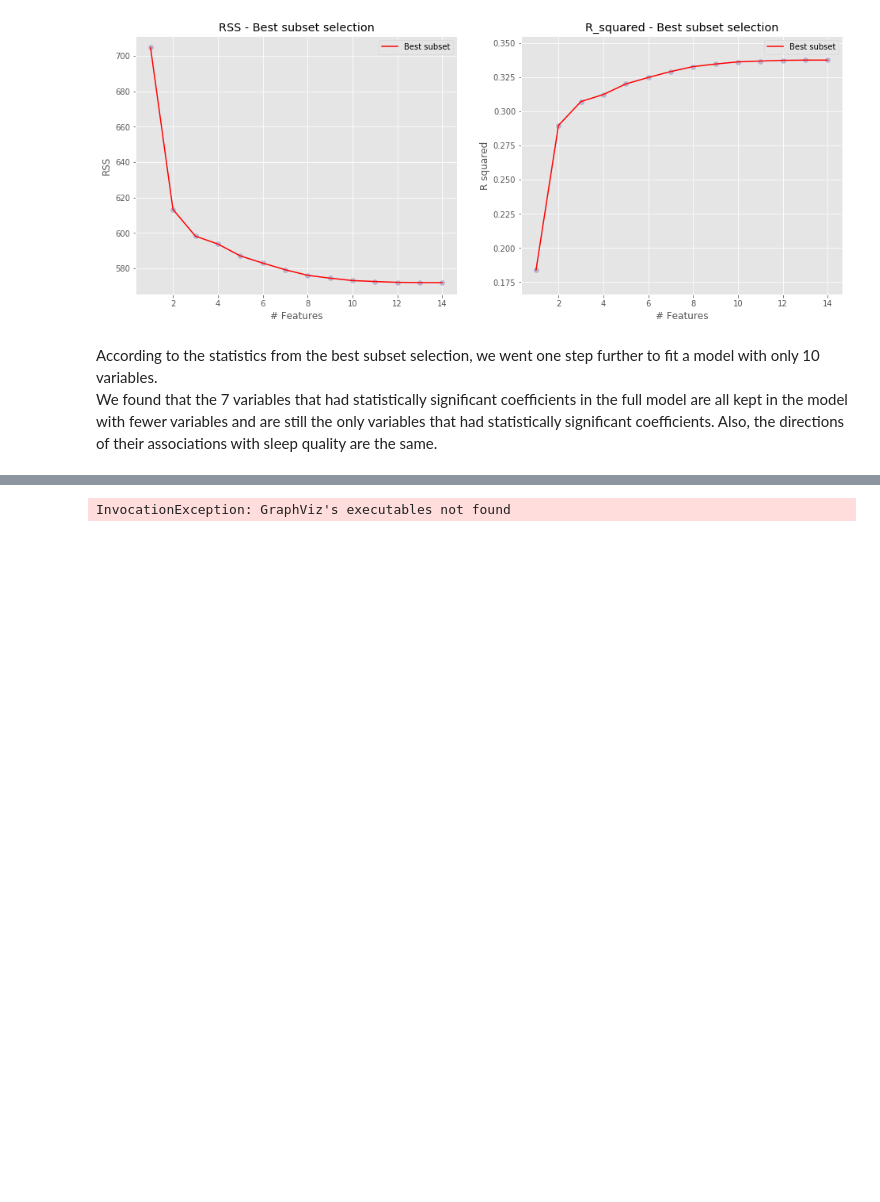
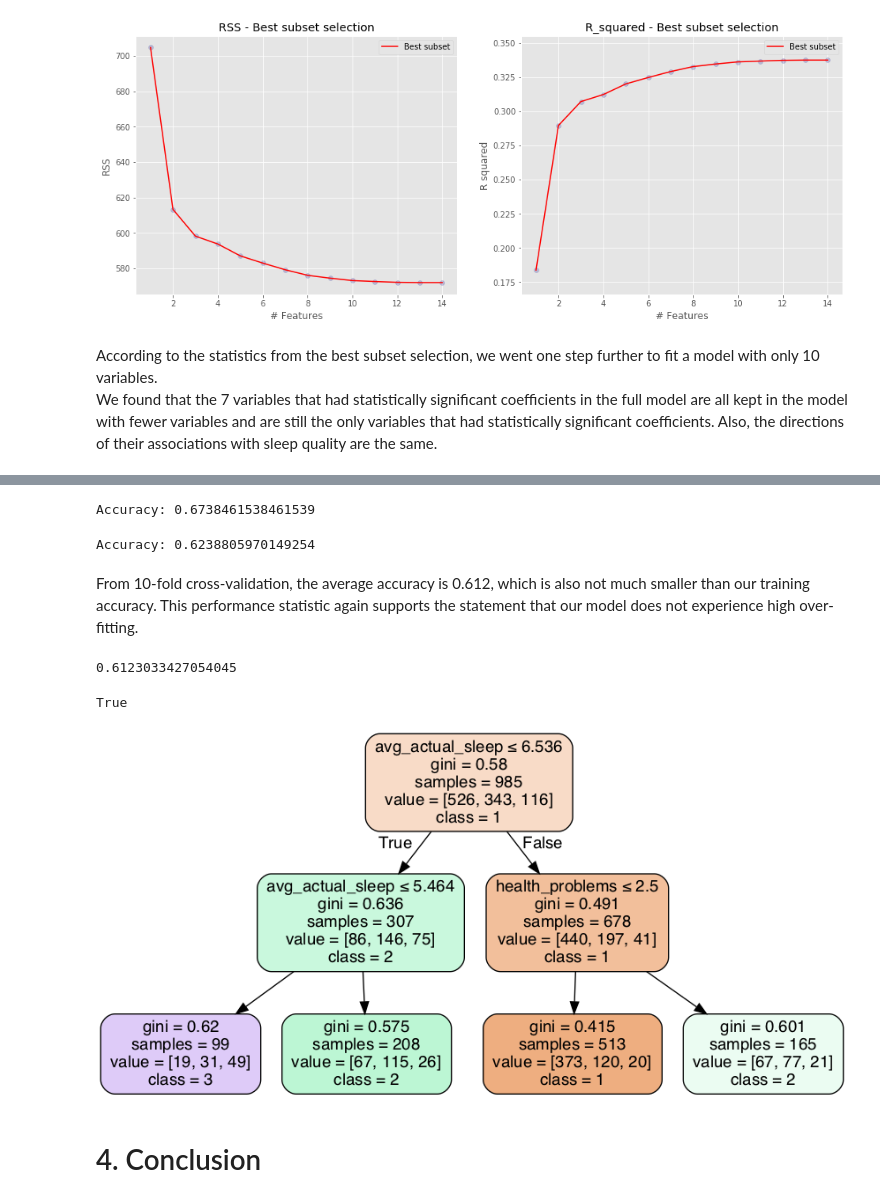
Before and after one commit to zhangxingruo/2019-fa-stats131-group2, a Jupyter notebook: STATS131_Friends_FinalProject_Sleep.ipynb, the cells around one changed output, grey strips where cells are left out. Saved outputs shown, nothing was run; the diff lists cells and outputs as text; code cells hidden in the pictures; blank space fills up the shorter version.

```diff
--- a/STATS131_Friends_FinalProject_Sleep.ipynb
+++ b/STATS131_Friends_FinalProject_Sleep.ipynb
@@ -839,4 +871,4 @@ As mentioned above, our response variable sleep quality is ordinal. Hence, we ai
 # %%
-X = df.drop(columns = ['sm_quality'])
+X = df.drop(columns = ['sleep_quality','sm_quality'])
 Y = df['sm_quality']
-# X_train, X_test, y_train, y_test = train_test_split(X,Y,test_size=0.34)
+X_train, X_test, y_train, y_test = train_test_split(X,Y,test_size=0.34)
@@ -845,3 +874,0 @@ Y = df['sm_quality']
-# %%
-dtree=DecisionTreeClassifier()
-dtree.fit(X,Y)
@@ -855,9 +877,41 @@ DecisionTreeClassifier(class_weight=None, criterion='gini', max_depth=None,
+# %%
+clf = DecisionTreeClassifier(max_leaf_nodes = 10)
+# Train Decision Tree Classifer
+clf = clf.fit(X_train,y_train)
+# %%
+# Predict the response for training dataset
+y_pred = clf.predict(X_train)
+# Train Accuracy
+print("Accuracy:",metrics.accuracy_score(y_train, y_pred))
+# %% [output]
+Accuracy: 0.6738461538461539
+# %%
+#Predict the response for test dataset
+y_pred = clf.predict(X_test)
+# Test Accuracy
+print("Accuracy:",metrics.accuracy_score(y_test, y_pred))
+# %% [output]
+Accuracy: 0.6238805970149254
+# %% [markdown]
+From 10-fold cross-validation, the average accuracy is 0.612, which is also not much smaller than our training accuracy. This performance statistic again supports the statement that our model does not experience high over-fitting.
+# %%
+decision_tree = DecisionTreeClassifier(max_leaf_nodes = 10)
+scores = cross_validate(decision_tree, X, Y, scoring='accuracy', cv=10)
+scores['test_score'].mean()
+# %% [output]
+0.6123033427054045
 # %%
+clf = clf.fit(X,Y)
+
 dot_data = StringIO()
-export_graphviz(dtree, out_file=dot_data,
+export_graphviz(clf, out_file=dot_data,
                 filled=True, rounded=True,
-                special_characters=True)
+                special_characters=True,feature_names = ['sleep_efficiency','avg_hrs_in_bed','avg_actual_sleep','weekday_midnight','weekend_midnight',"disorder","motivation_to_sleep","importance_of_sleep","outside_noise","inside_noise","light","temperature","uncomfortable_mattress","health_problems"],class_names=['1','2', '3'])
 graph = pydotplus.graph_from_dot_data(dot_data.getvalue())
+graph.write_png('diabetes.png')
 Image(graph.create_png())
 # %% [output]
-InvocationException: GraphViz's executables not found
+True
+[figure, added]
+# %% [markdown]
+# 4. Conclusion
```
Also changed, not shown: parts of 21 cells of this notebook.
